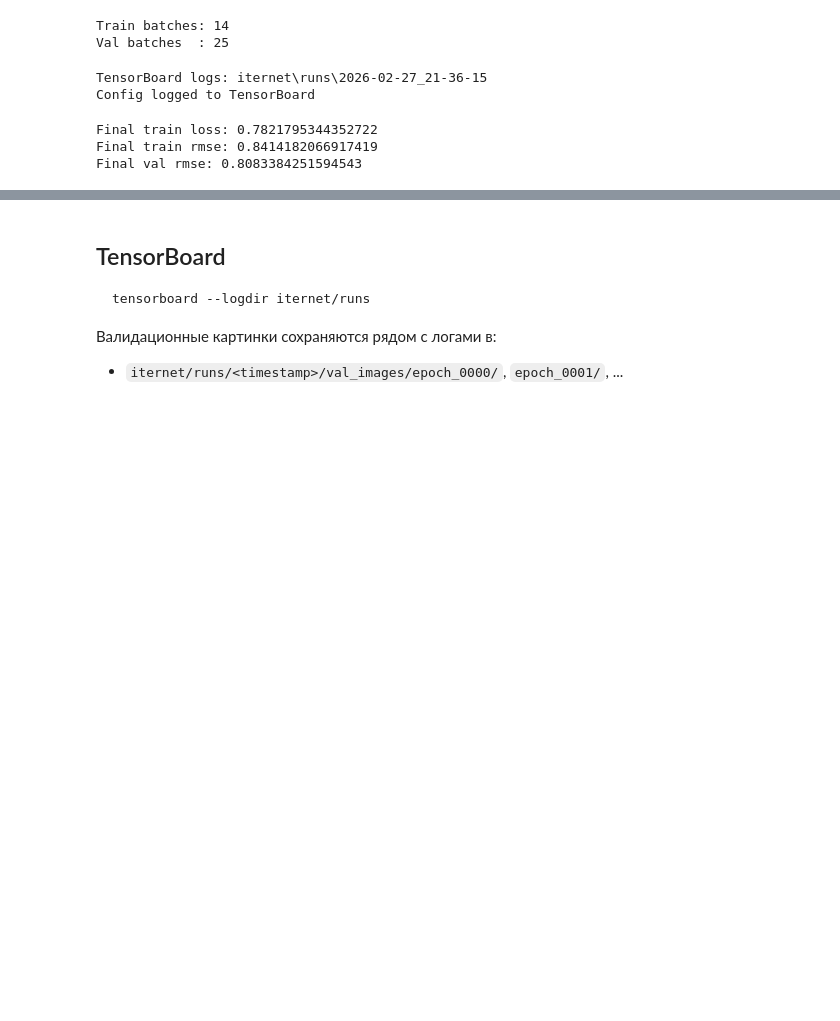
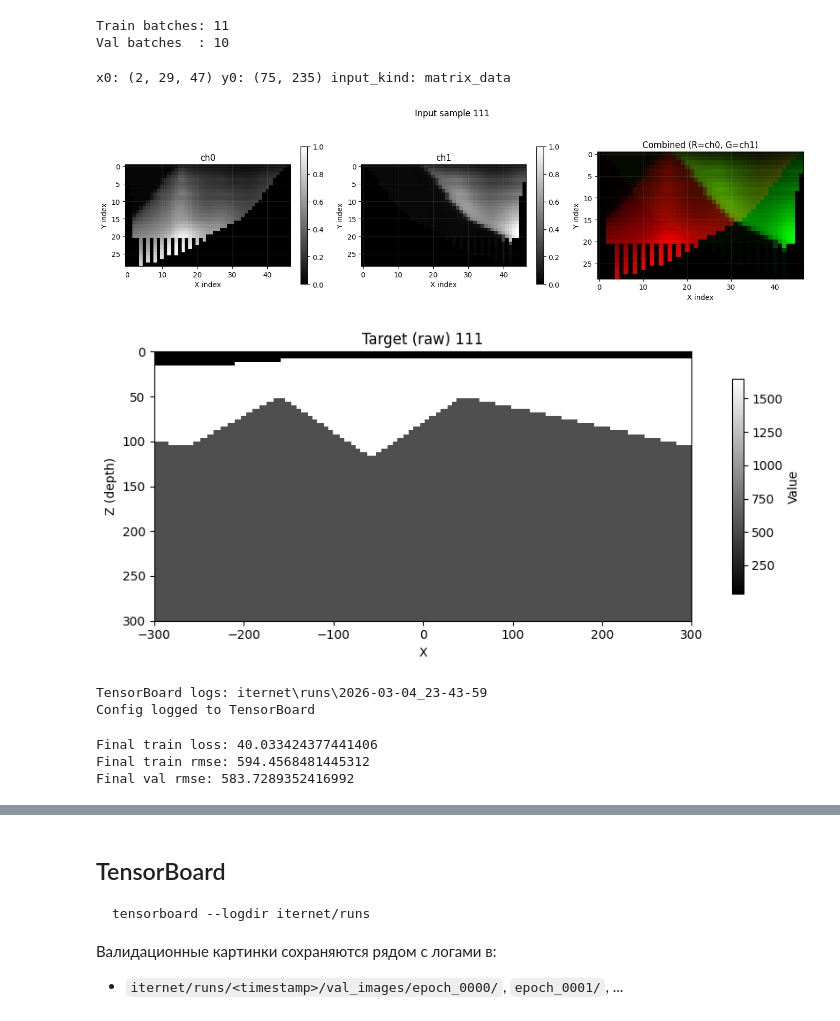
Before and after one commit to AmpiroMax/IvanDiploma, a Jupyter notebook: notebooks/maga_pipe_regression.ipynb, the cells around one changed output, grey strips where cells are left out. Cells and saved outputs as stored; diff of their text form; code cells hidden in the pictures; blank space fills up the shorter version.

Commit message:
SwinViT-U-Net like model arc

```diff
--- a/notebooks/maga_pipe_regression.ipynb
+++ b/notebooks/maga_pipe_regression.ipynb
@@ -29,7 +29,7 @@ from iternet.viz import plot_target_vs_prediction
 DATA_DIR = Path(r"C:\Max\Proga\IVAN\data\processed")
 
 # Target matrix size (Z, X)
-NZ, NX = 300, 600
+NZ, NX = 75, 235
 
 GRID = GridConfig(
     look_nx=NX,
@@ -37,23 +37,32 @@ GRID = GridConfig(
     x_min=-300.0,
     x_max=300.0,
     z_min=0.0,
-    z_max=150.0,
+    z_max=300.0,
 )
 
+# Deeper patch-UNet (Swin/ViT-style patch embedding, but no attention)
 MODEL_CFG = ModelConfig(
+    in_channels=2,
+    patch_size=2,
+    base_channels=32,
+    depth=5,
+    blocks_per_stage=4,
+    stem_blocks=2,
     out_channels=1,
-    token_dim = 128,
-    latent_dim = 128,
-    num_latents = 16,
-    num_layers = 6,
-    num_heads = 4,
 )
 
+# Loss weights (regression)
+# total = mse_weight*MSE + mae_weight*MAE + boundary_loss_weight*(boundary_weight_factor*BoundaryMAE)
 TRAIN_CFG = TrainConfig(
-    epochs=10,
+    epochs=15,
     batch_size=16,
     lr=3e-4,
     weight_decay=1e-4,
+    mse_weight=1e-5,
+    mae_weight=0.02,
+    boundary_weight_factor=1.0,
+    boundary_weight_radius=3,
+    boundary_loss_weight=0.05,
     device="cuda" if torch.cuda.is_available() else "cpu",
     log_dir=Path("iternet/runs"),
 )
@@ -171,8 +179,25 @@ val_loader = DataLoader(
 print("Train batches:", len(train_loader))
 print("Val batches  :", len(val_loader) if val_loader is not None else 0)
 # %% [output]
-Train batches: 14
-Val batches  : 25
+Train batches: 11
+Val batches  : 10
+# %%
+# 4.5) Visualize one processed sample (2-channel input)
+if len(train_ds) == 0:
+    raise RuntimeError("Train dataset is empty")
+
+x0, y0, meta0 = train_ds[100]
+print("x0:", tuple(x0.shape), "y0:", tuple(y0.shape), "input_kind:", meta0.get("input_kind"))
+
+fig_in = plot_two_channel_image(x0.numpy(), title=f"Input sample {meta0.get('sample_id')}")
+plt.show()
+
+fig_tgt = plot_prediction(meta0.get("target_matrix_raw"), title=f"Target (raw) {meta0.get('sample_id')}", x_coords=meta0.get("x_coords"), z_coords=meta0.get("z_coords"))
+plt.show()
+# %% [output]
+x0: (2, 29, 47) y0: (75, 235) input_kind: matrix_data
+[figure, added]
+[figure, added]
 # %%
 # 6) Train (regression)
 # Логи: iternet/runs/<timestamp> (TensorBoard + val_images)
@@ -188,6 +213,18 @@ config_dict = {
     "batch_size": TRAIN_CFG.batch_size,
     "lr": TRAIN_CFG.lr,
     "weight_decay": TRAIN_CFG.weight_decay,
+    "mse_weight": TRAIN_CFG.mse_weight,
+    "mae_weight": TRAIN_CFG.mae_weight,
+    "boundary_weight_factor": TRAIN_CFG.boundary_weight_factor,
+    "boundary_weight_radius": TRAIN_CFG.boundary_weight_radius,
+    "boundary_loss_weight": TRAIN_CFG.boundary_loss_weight,
+    "model_in_channels": MODEL_CFG.in_channels,
+    "model_patch_size": MODEL_CFG.patch_size,
+    "model_base_channels": MODEL_CFG.base_channels,
+    "model_depth": MODEL_CFG.depth,
+    "model_blocks_per_stage": MODEL_CFG.blocks_per_stage,
+    "model_stem_blocks": MODEL_CFG.stem_blocks,
+    "model_out_channels": MODEL_CFG.out_channels,
     "device": TRAIN_CFG.device,
 }
 
@@ -201,6 +238,11 @@ history = train_segmentation(
     log_dir=TRAIN_CFG.log_dir,
     val_loader=val_loader,
     log_every_steps=TRAIN_CFG.log_every_steps,
+    mse_weight=TRAIN_CFG.mse_weight,
+    mae_weight=TRAIN_CFG.mae_weight,
+    boundary_weight_factor=TRAIN_CFG.boundary_weight_factor,
+    boundary_weight_radius=TRAIN_CFG.boundary_weight_radius,
+    boundary_loss_weight=TRAIN_CFG.boundary_loss_weight,
     config_dict=config_dict,
 )
 
@@ -209,10 +251,10 @@ print("Final train rmse:", history.rmse[-1] if history.rmse else None)
 if history.val_rmse:
     print("Final val rmse:", history.val_rmse[-1])
 # %% [output]
-TensorBoard logs: iternet\runs\2026-02-27_21-36-15
+TensorBoard logs: iternet\runs\2026-03-04_23-43-59
 Config logged to TensorBoard
-Final train loss: 0.7821795344352722
-Final train rmse: 0.8414182066917419
-Final val rmse: 0.8083384251594543
+Final train loss: 40.033424377441406
+Final train rmse: 594.4568481445312
+Final val rmse: 583.7289352416992
 # %%
 # 7) Save checkpoint (after training)
```
Also changed, not shown: parts of 8 cells of this notebook, 11 other files.
